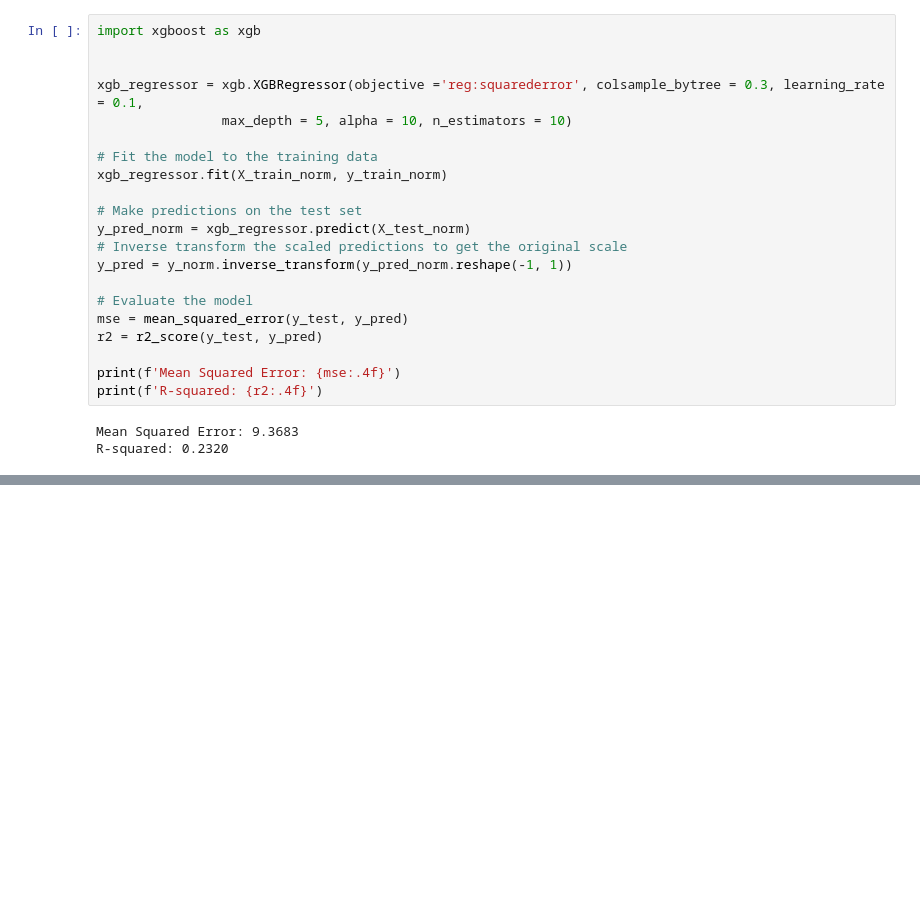
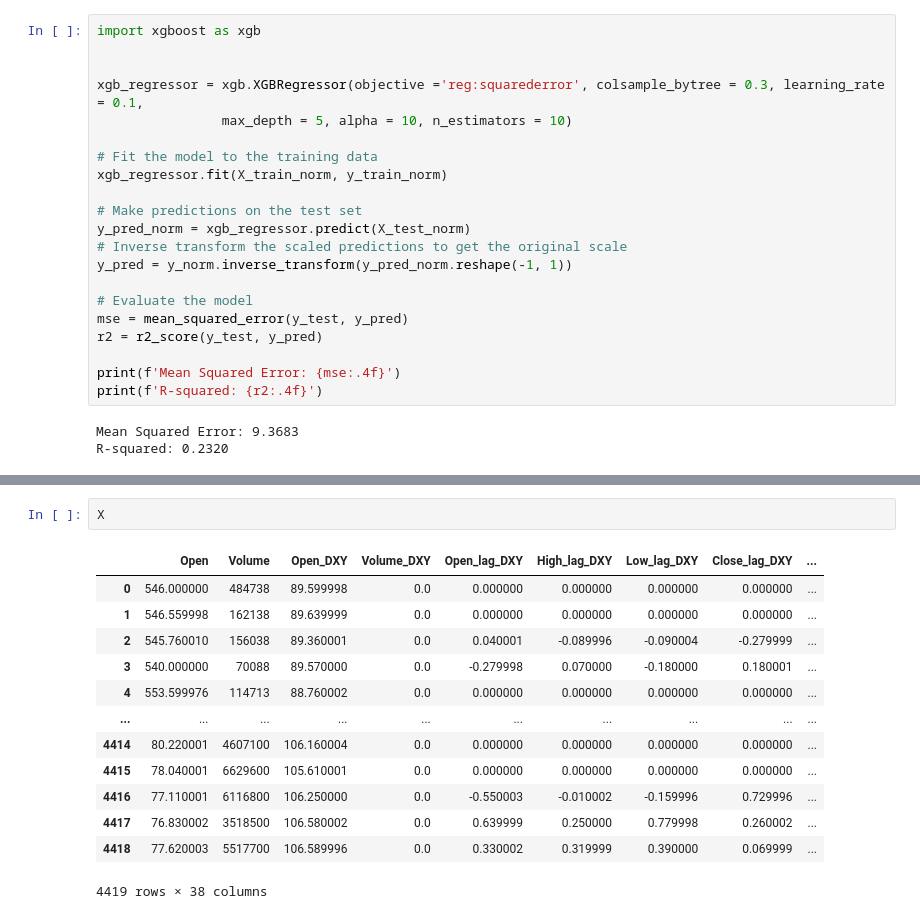
Before and after one commit to VibhuKrovvidi/USO_ETF_Day_Trading, a Jupyter notebook: notebooks/3_modelling.ipynb, the cells around one changed output, grey strips where cells are left out. Saved outputs shown, nothing was run; the diff lists cells and outputs as text; blank space fills up the shorter version.

```diff
--- a/notebooks/3_modelling.ipynb
+++ b/notebooks/3_modelling.ipynb
@@ -463,0 +524,16 @@ Mean Squared Error: 7.122144186522102
+# %%
+X
+# %% [output]
+|  | Open | Volume | Open_DXY | Volume_DXY | Open_lag_DXY | High_lag_DXY | Low_lag_DXY | Close_lag_DXY | ... |
+| 0 | 546.000000 | 484738 | 89.599998 | 0.0 | 0.000000 | 0.000000 | 0.000000 | 0.000000 | ... |
+| 1 | 546.559998 | 162138 | 89.639999 | 0.0 | 0.000000 | 0.000000 | 0.000000 | 0.000000 | ... |
+| 2 | 545.760010 | 156038 | 89.360001 | 0.0 | 0.040001 | -0.089996 | -0.090004 | -0.279999 | ... |
+| 3 | 540.000000 | 70088 | 89.570000 | 0.0 | -0.279998 | 0.070000 | -0.180000 | 0.180001 | ... |
+| 4 | 553.599976 | 114713 | 88.760002 | 0.0 | 0.000000 | 0.000000 | 0.000000 | 0.000000 | ... |
+| ... | ... | ... | ... | ... | ... | ... | ... | ... | ... |
+| 4414 | 80.220001 | 4607100 | 106.160004 | 0.0 | 0.000000 | 0.000000 | 0.000000 | 0.000000 | ... |
+| 4415 | 78.040001 | 6629600 | 105.610001 | 0.0 | 0.000000 | 0.000000 | 0.000000 | 0.000000 | ... |
+| 4416 | 77.110001 | 6116800 | 106.250000 | 0.0 | -0.550003 | -0.010002 | -0.159996 | 0.729996 | ... |
+| 4417 | 76.830002 | 3518500 | 106.580002 | 0.0 | 0.639999 | 0.250000 | 0.779998 | 0.260002 | ... |
+| 4418 | 77.620003 | 5517700 | 106.589996 | 0.0 | 0.330002 | 0.319999 | 0.390000 | 0.069999 | ... |
+4419 rows × 38 columns
```
Also changed, not shown: parts of 11 cells of this notebook, 2 other files.
